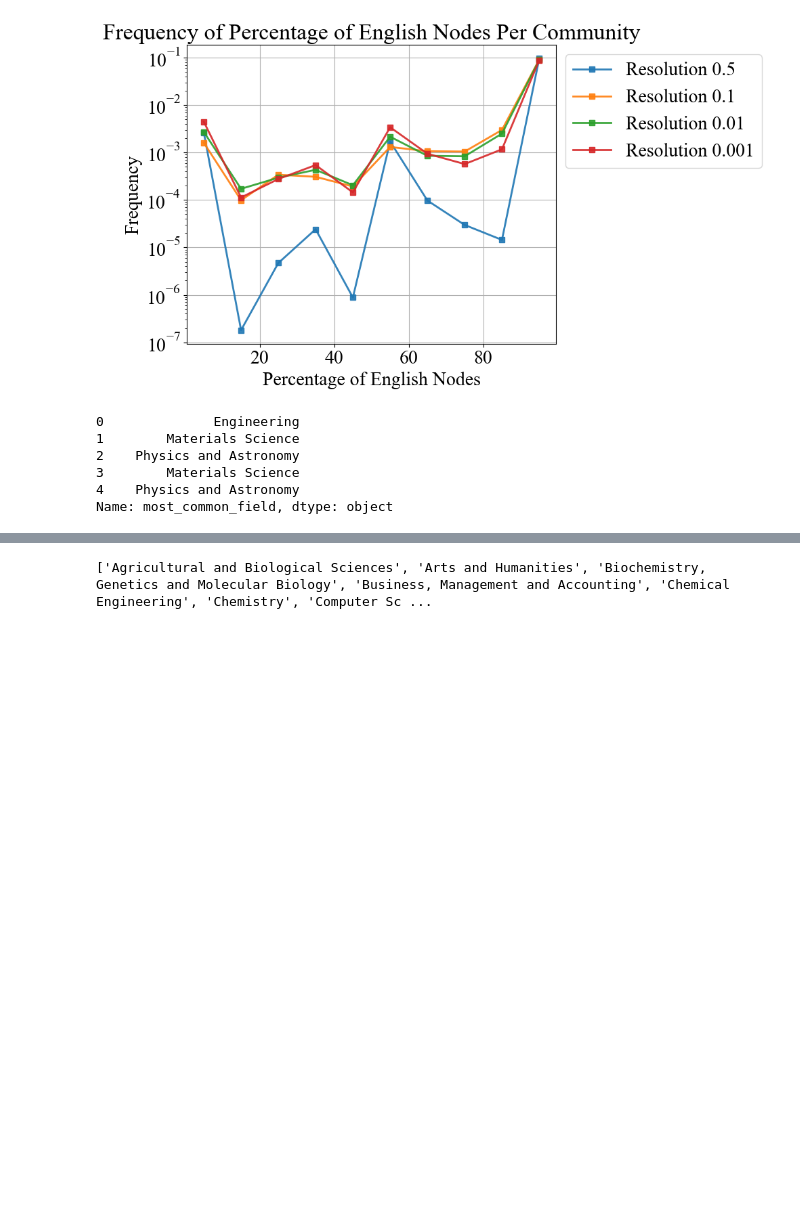
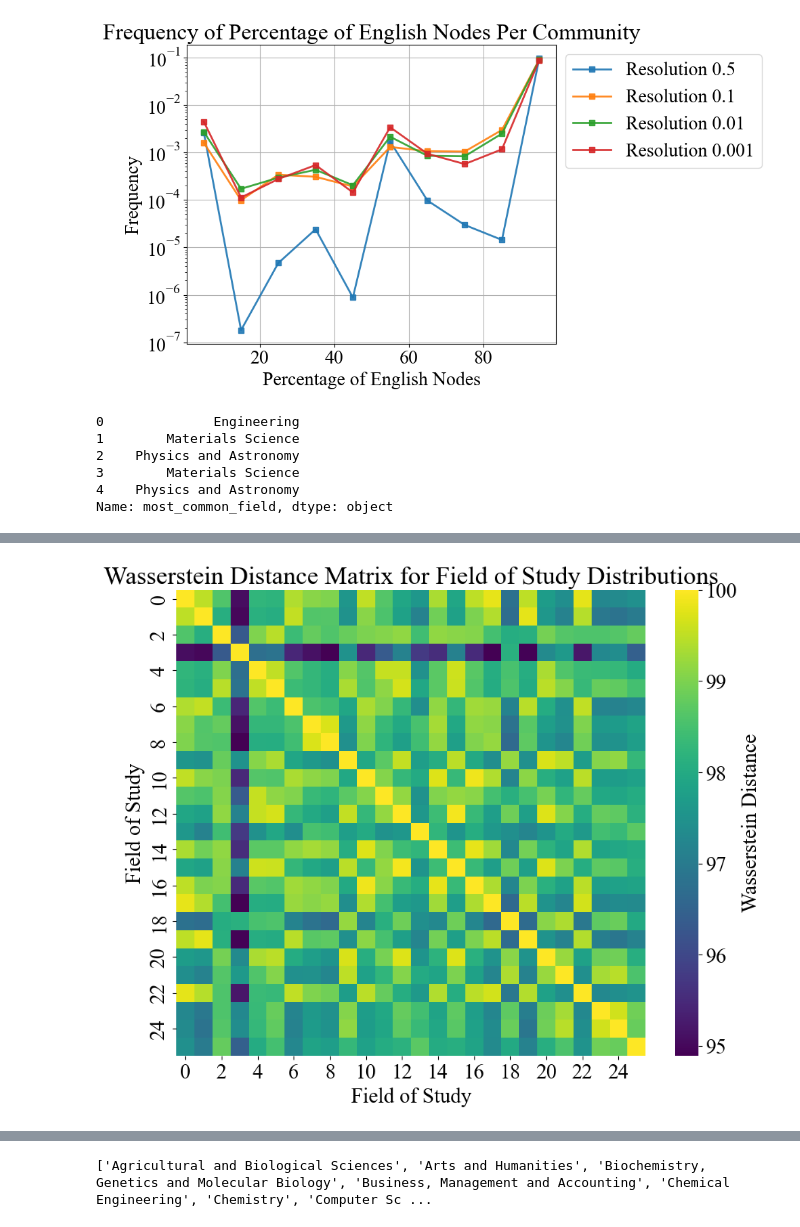
Before and after one commit to vikramr2/cross-lingual-citations, a Jupyter notebook: Analysis.ipynb, the cells around one changed output, grey strips where cells are left out. Drawn from its saved outputs; the diff is of its cells as text; code cells hidden in the pictures; blank space fills up the shorter version.

```diff
--- a/Analysis.ipynb
+++ b/Analysis.ipynb
@@ -378,0 +391,39 @@ plt.show()
+# %%
+import numpy as np
+from scipy import stats
+
+# Example matrix with three different probability distributions
+example_matrix = bin_percentages.to_numpy()
+
+# # Select two rows to compare
+dist1 = example_matrix[0]
+dist2 = example_matrix[1]
+
+# Normalize the distributions
+dist1 /= dist1.sum()
+dist2 /= dist2.sum()
+
+wasserstein_dists = np.zeros((example_matrix.shape[0], example_matrix.shape[0]))
+
+# Calculate the Wasserstein distance between each pair of distributions
+for i in range(example_matrix.shape[0]):
+    for j in range(example_matrix.shape[0]):
+        wasserstein_dists[i, j] = 100 - stats.wasserstein_distance(example_matrix[i], example_matrix[j]) * 100
+
+# Plot the Wasserstein Distance matrix
+plt.figure(figsize=(10, 8))
+sns.heatmap(wasserstein_dists, cmap='viridis', annot=False, fmt='.2f', cbar_kws={'label': 'Wasserstein Distance'})
+plt.xlabel('Field of Study')
+plt.ylabel('Field of Study')
+plt.title('Wasserstein Distance Matrix for Field of Study Distributions')
+plt.show()
+
+# Plot the p-value matrix
+# plt.figure(figsize=(10, 8))
+# sns.heatmap(ps, cmap='viridis', annot=False, fmt='.2e', cbar_kws={'label': 'p-value'})
+# plt.xlabel('Field of Study')
+# plt.ylabel('Field of Study')
+# plt.title('p-value Matrix for Field of Study Distributions')
+# plt.show()
+# %% [output]
+[figure, added]
```
Also changed, not shown: parts of 14 cells of this notebook, 4 other files.
